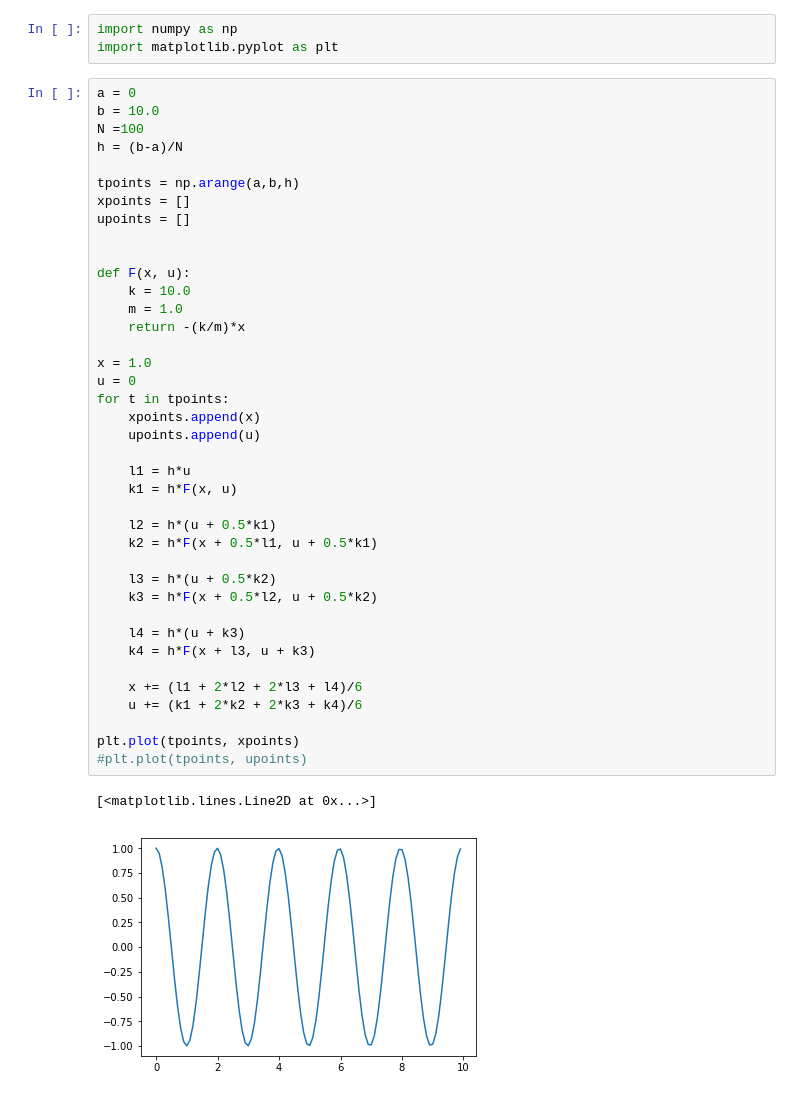
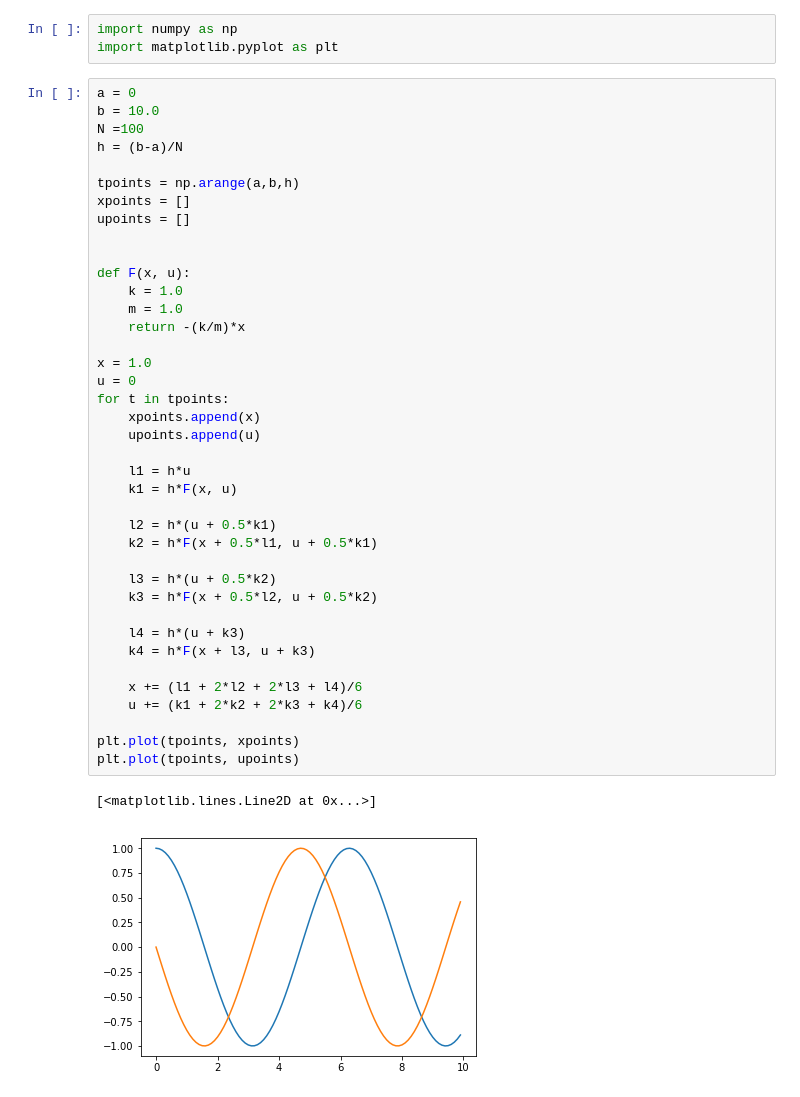
Before and after one commit to Tdual/runge-kutta, a Jupyter notebook: Runge–Kutta.ipynb, the cells around one changed output. Drawn from its saved outputs; the diff is of its cells as text.

```diff
--- a/Runge–Kutta.ipynb
+++ b/Runge–Kutta.ipynb
@@ -13,33 +13,33 @@ upoints = []
 
 
 def F(x, u):
-    k = 10.0
+    k = 1.0
     m = 1.0
     return -(k/m)*x
 
 x = 1.0
 u = 0
 for t in tpoints:
     xpoints.append(x)
     upoints.append(u)
 
     l1 = h*u
     k1 = h*F(x, u)
 
     l2 = h*(u + 0.5*k1)
     k2 = h*F(x + 0.5*l1, u + 0.5*k1)
 
     l3 = h*(u + 0.5*k2)
     k3 = h*F(x + 0.5*l2, u + 0.5*k2)
 
     l4 = h*(u + k3)
     k4 = h*F(x + l3, u + k3)
 
     x += (l1 + 2*l2 + 2*l3 + l4)/6
     u += (k1 + 2*k2 + 2*k3 + k4)/6
 
 plt.plot(tpoints, xpoints)
-#plt.plot(tpoints, upoints)
+plt.plot(tpoints, upoints)
 # %% [output]
 [<matplotlib.lines.Line2D at 0x...>]
-[figure, old version]
+[figure, new version]
```
Also changed, not shown: parts of 1 cell of this notebook.
